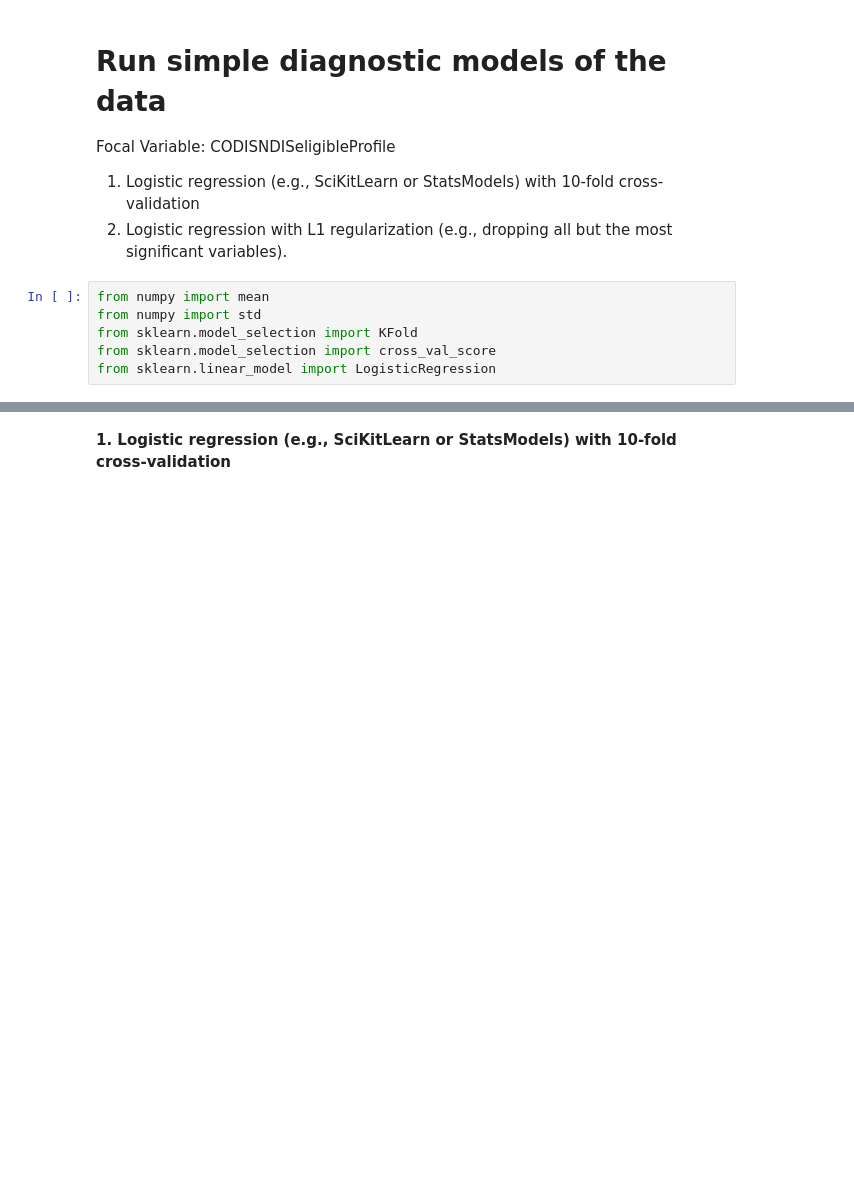
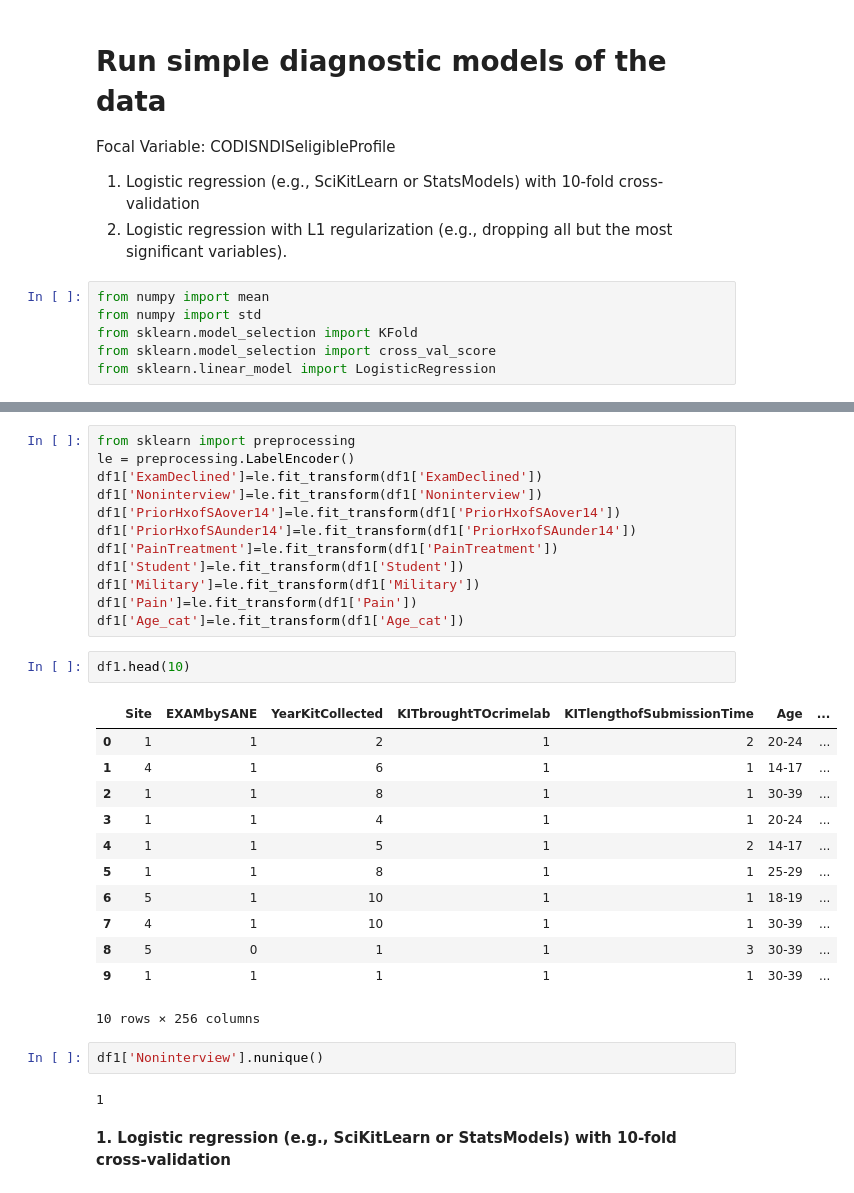
Before and after one commit to Hamza1122/Assignment_ML, a Jupyter notebook: FinalProject.ipynb, the cells around one changed output, grey strips where cells are left out. Saved outputs shown, nothing was run; the diff lists cells and outputs as text; blank space fills up the shorter version.

```diff
--- a/FinalProject.ipynb
+++ b/FinalProject.ipynb
@@ -311,3 +346,34 @@ from sklearn.linear_model import LogisticRegression
+# %%
+from sklearn import preprocessing
+le = preprocessing.LabelEncoder()
+df1['ExamDeclined']=le.fit_transform(df1['ExamDeclined'])
+df1['Noninterview']=le.fit_transform(df1['Noninterview'])
+df1['PriorHxofSAover14']=le.fit_transform(df1['PriorHxofSAover14'])
+df1['PriorHxofSAunder14']=le.fit_transform(df1['PriorHxofSAunder14'])
+df1['PainTreatment']=le.fit_transform(df1['PainTreatment'])
+df1['Student']=le.fit_transform(df1['Student'])
+df1['Military']=le.fit_transform(df1['Military'])
+df1['Pain']=le.fit_transform(df1['Pain'])
+df1['Age_cat']=le.fit_transform(df1['Age_cat'])
+# %%
+df1.head(10)
+# %% [output]
+|  | Site | EXAMbySANE | YearKitCollected | KITbroughtTOcrimelab | KITlengthofSubmissionTime | Age | ... |
+| 0 | 1 | 1 | 2 | 1 | 2 | 20-24 | ... |
+| 1 | 4 | 1 | 6 | 1 | 1 | 14-17 | ... |
+| 2 | 1 | 1 | 8 | 1 | 1 | 30-39 | ... |
+| 3 | 1 | 1 | 4 | 1 | 1 | 20-24 | ... |
+| 4 | 1 | 1 | 5 | 1 | 2 | 14-17 | ... |
+| 5 | 1 | 1 | 8 | 1 | 1 | 25-29 | ... |
+| 6 | 5 | 1 | 10 | 1 | 1 | 18-19 | ... |
+| 7 | 4 | 1 | 10 | 1 | 1 | 30-39 | ... |
+| 8 | 5 | 0 | 1 | 1 | 3 | 30-39 | ... |
+| 9 | 1 | 1 | 1 | 1 | 1 | 30-39 | ... |
+10 rows × 256 columns
+# %%
+df1['Noninterview'].nunique()
+# %% [output]
+1
 # %% [markdown]
 **1. Logistic regression (e.g., SciKitLearn or StatsModels) with 10-fold cross-validation**
 # %%
```
Also changed, not shown: parts of 50 cells of this notebook.
